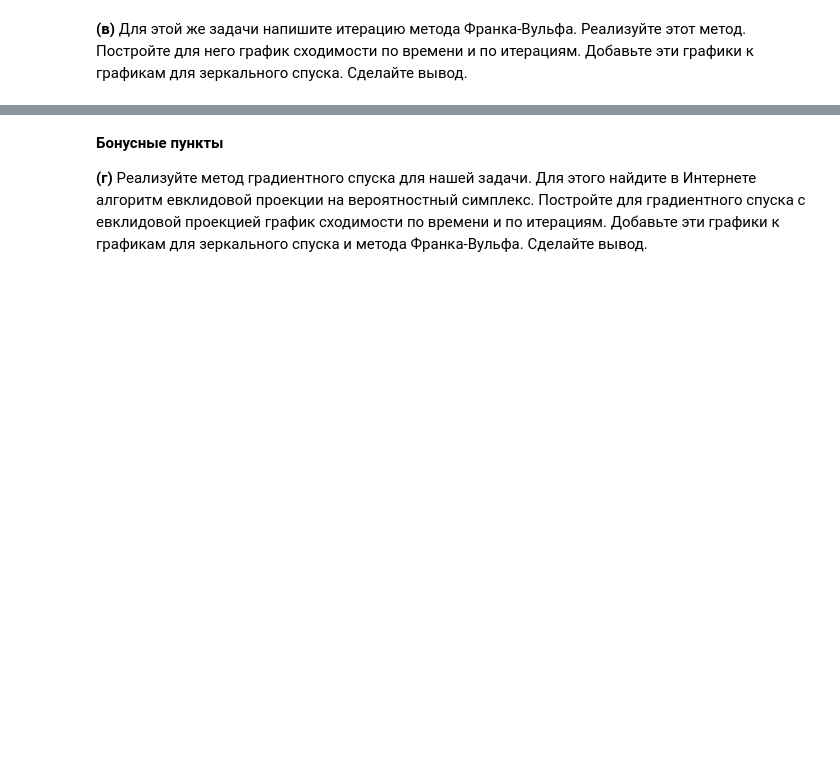
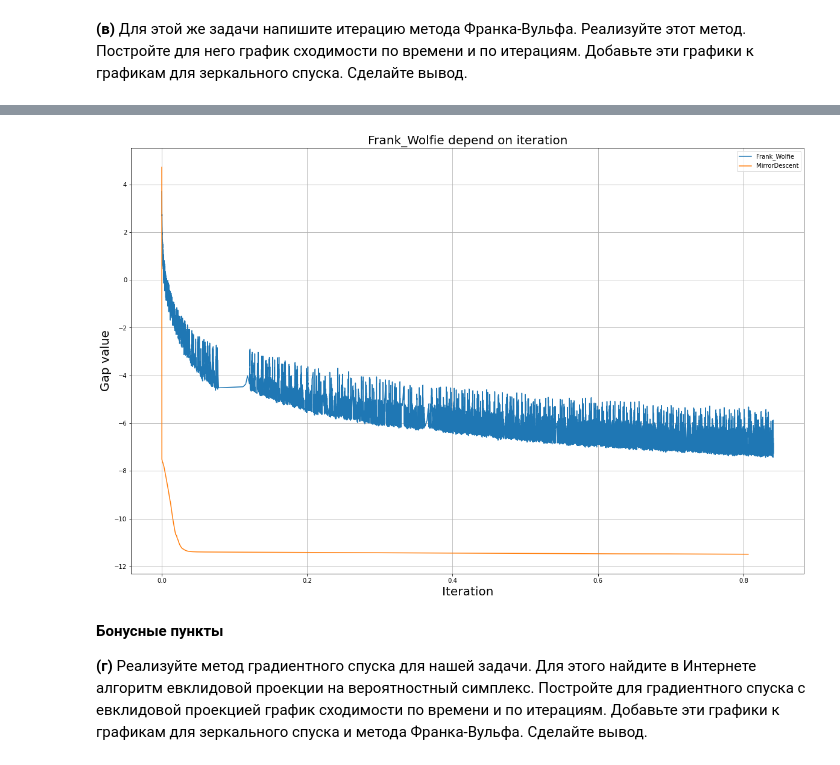
Before and after one commit to HAshIRa7/Optimization-methods, a Jupyter notebook: Optimization_HW_4.ipynb, the cells around one changed output, grey strips where cells are left out. Saved outputs shown, nothing was run; the diff lists cells and outputs as text; code cells hidden in the pictures; blank space fills up the shorter version.

```diff
--- a/Optimization_HW_4.ipynb
+++ b/Optimization_HW_4.ipynb
@@ -145,3 +192,15 @@ __(в)__ Для этой же задачи напишите итерацию м
+# %%
+plt.figure(figsize=(20, 13))
+plt.title('Frank_Wolfie depend on iteration', fontsize=20)
+plt.plot(fw.time_history, np.log(fw.gap_history), label='Frank_Wolfie')
+plt.plot(md.time_history, np.log(md.gap_history), label='MirrorDescent')
+plt.xlabel('Iteration', fontsize=20)
+plt.ylabel('Gap value', fontsize=20)
+plt.legend()
+plt.grid()
+plt.show()
+# %% [output]
+[figure, added]
 # %% [markdown]
 __Бонусные пункты__
 
```
Also changed, not shown: parts of 14 cells of this notebook.
